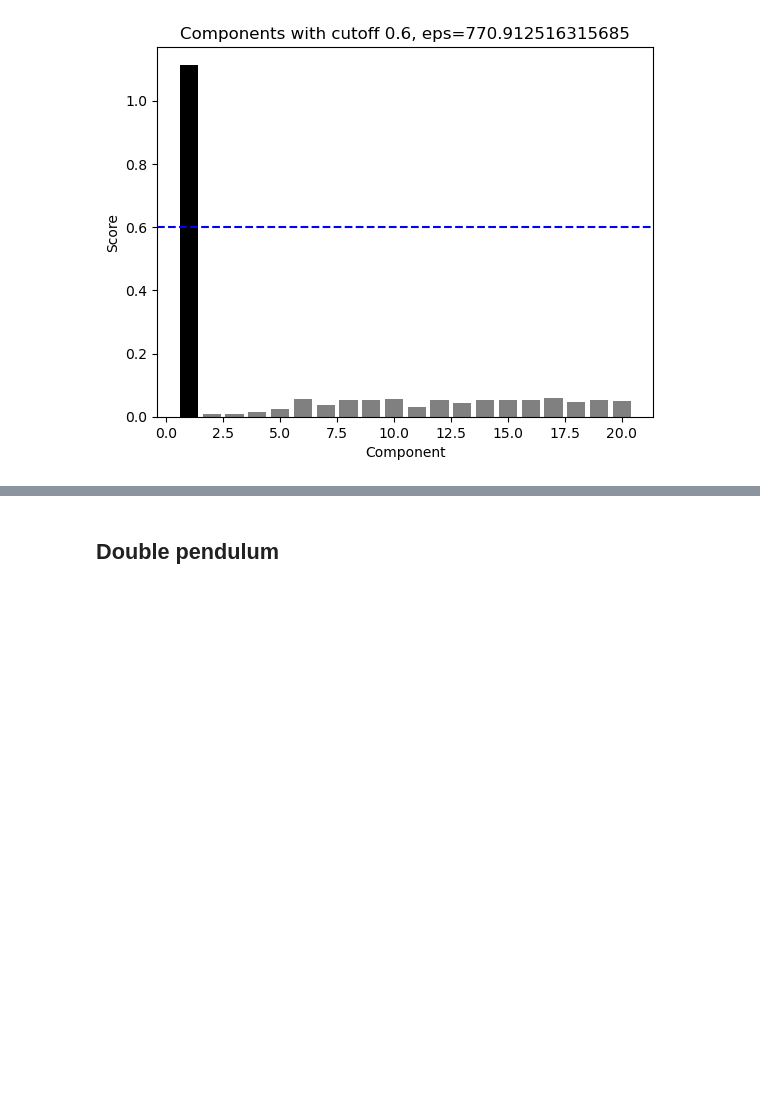
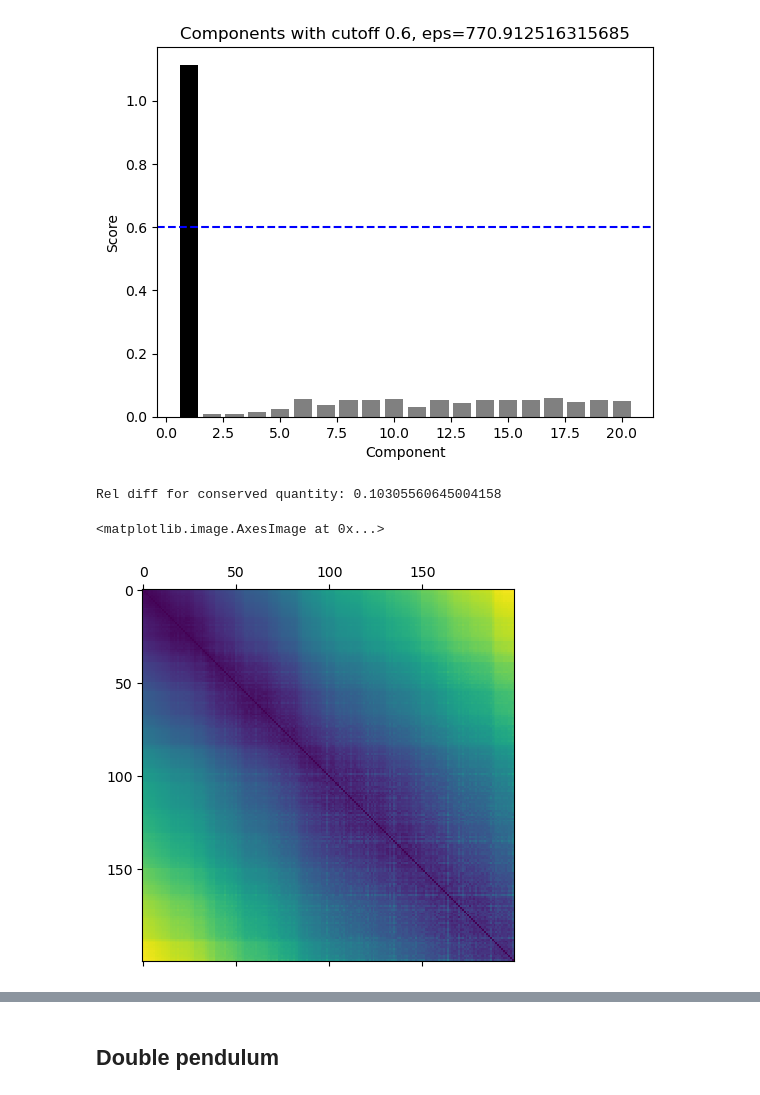
Before and after one commit to waleko/ai-prentice-conservation-laws, a Jupyter notebook: Replicating Soljacic.ipynb, the cells around one changed output, grey strips where cells are left out. Drawn from its saved outputs; the diff is of its cells as text; code cells hidden in the pictures; blank space fills up the shorter version.

```diff
--- a/Replicating Soljacic.ipynb
+++ b/Replicating Soljacic.ipynb
@@ -78,3 +102,13 @@ plt.matshow(W_H)
 scores, embedding, embed_list = utils.spectral_embedding(W_H, n_neighbors=20)
 # %% [output]
 [figure]
+# %%
+h_energy = calc_conserved(data_h, ho.energy)
+# %% [output]
+Rel diff for conserved quantity: 0.10305560645004158
+# %%
+h_order = h_energy.argsort()
+plt.matshow(W_H[h_order][:,h_order])
+# %% [output]
+<matplotlib.image.AxesImage at 0x...>
+[figure, added]
```
Also changed, not shown: parts of 14 cells of this notebook.
